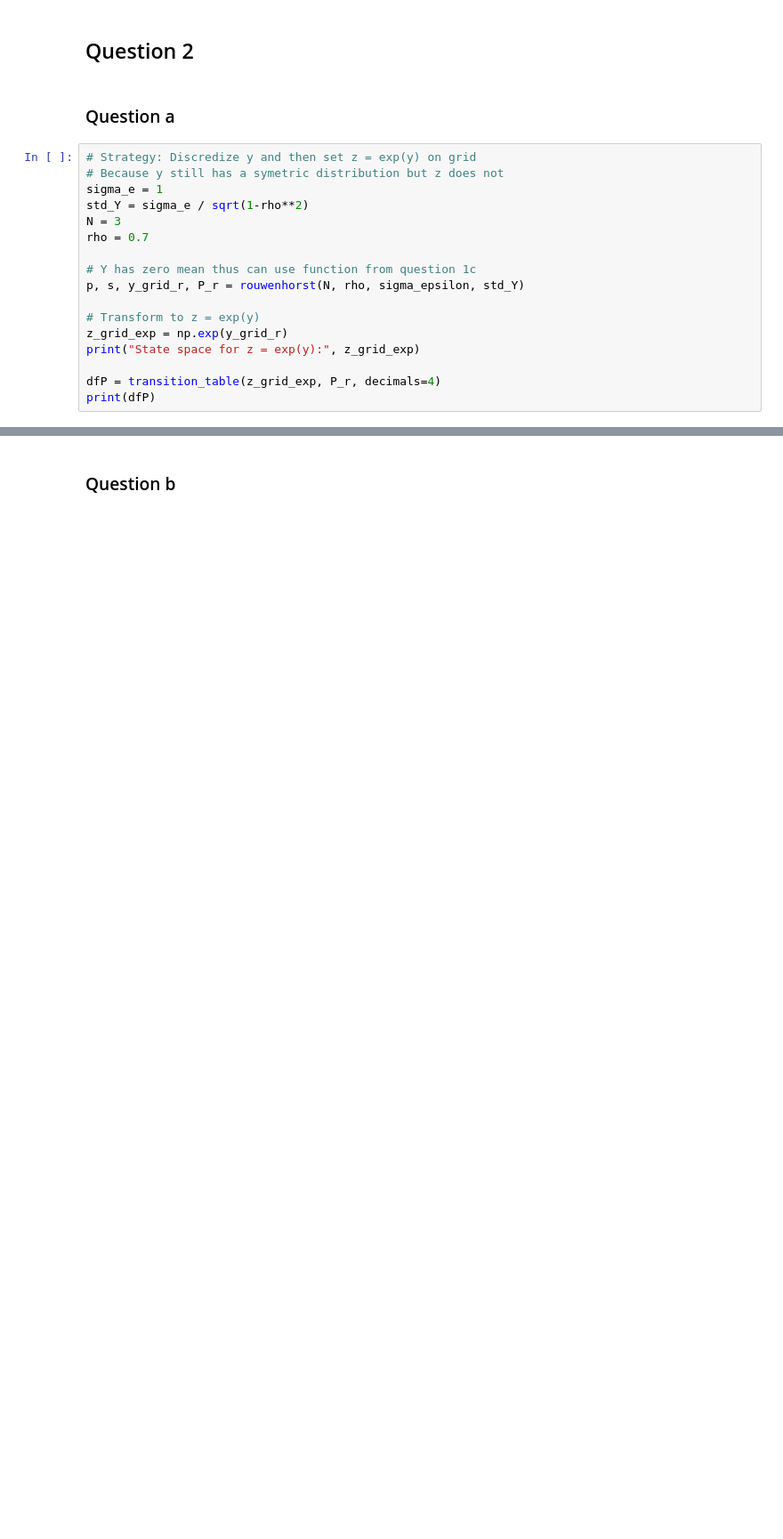
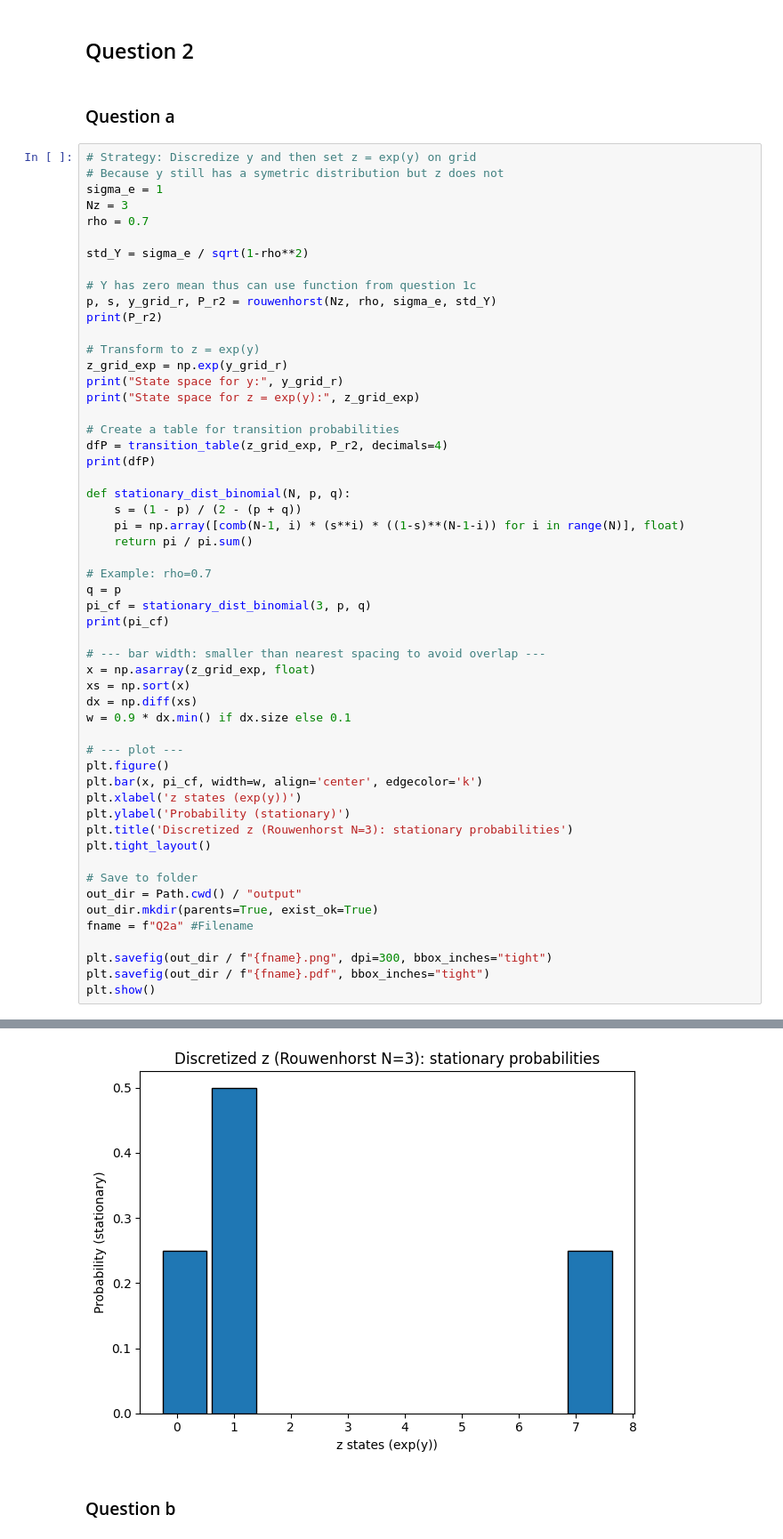
Before and after one commit to madlab404/Advanced_Topics_Macro1, a Jupyter notebook: PS_2.ipynb, the cells around one changed output, grey strips where cells are left out. Shown: that part at 89% size. Drawn from its saved outputs; the diff is of its cells as text; blank space fills up the shorter version.

```diff
--- a/PS_2.ipynb
+++ b/PS_2.ipynb
@@ -198,17 +210,54 @@ Autocorrelation of simulation (lag 1) (Rouwenhorst): 0.7384013249208888
 # Strategy: Discredize y and then set z = exp(y) on grid
 # Because y still has a symetric distribution but z does not
 sigma_e = 1
-std_Y = sigma_e / sqrt(1-rho**2)
-N = 3
+Nz = 3
 rho = 0.7
 
+std_Y = sigma_e / sqrt(1-rho**2)
+
 # Y has zero mean thus can use function from question 1c
-p, s, y_grid_r, P_r = rouwenhorst(N, rho, sigma_epsilon, std_Y)
+p, s, y_grid_r, P_r2 = rouwenhorst(Nz, rho, sigma_e, std_Y)
+print(P_r2)
 
 # Transform to z = exp(y)
 z_grid_exp = np.exp(y_grid_r)
+print("State space for y:", y_grid_r)
 print("State space for z = exp(y):", z_grid_exp)
 
-dfP = transition_table(z_grid_exp, P_r, decimals=4)
+# Create a table for transition probabilities
+dfP = transition_table(z_grid_exp, P_r2, decimals=4)
 print(dfP)
+
+def stationary_dist_binomial(N, p, q):
+    s = (1 - p) / (2 - (p + q))
+    pi = np.array([comb(N-1, i) * (s**i) * ((1-s)**(N-1-i)) for i in range(N)], float)
+    return pi / pi.sum()
+
+# Example: rho=0.7
+q = p
+pi_cf = stationary_dist_binomial(3, p, q)
+print(pi_cf)
+
+# --- bar width: smaller than nearest spacing to avoid overlap ---
+x = np.asarray(z_grid_exp, float)
+xs = np.sort(x)
+dx = np.diff(xs)
+w = 0.9 * dx.min() if dx.size else 0.1
+
+# --- plot ---
+plt.figure()
+plt.bar(x, pi_cf, width=w, align='center', edgecolor='k')
+plt.xlabel('z states (exp(y))')
+plt.ylabel('Probability (stationary)')
+plt.title('Discretized z (Rouwenhorst N=3): stationary probabilities')
+plt.tight_layout()
+
+# Save to folder
+out_dir = Path.cwd() / "output"
+out_dir.mkdir(parents=True, exist_ok=True)
+fname = f"Q2a" #Filename
+
+plt.savefig(out_dir / f"{fname}.png", dpi=300, bbox_inches="tight")
+plt.savefig(out_dir / f"{fname}.pdf", bbox_inches="tight")
+plt.show()
 # %% [output]
@@ -221,3 +275,4 @@ current → next
+[figure, added]
 # %% [markdown]
 ### Question b
 # %%
```
Also changed, not shown: parts of 9 cells of this notebook.
